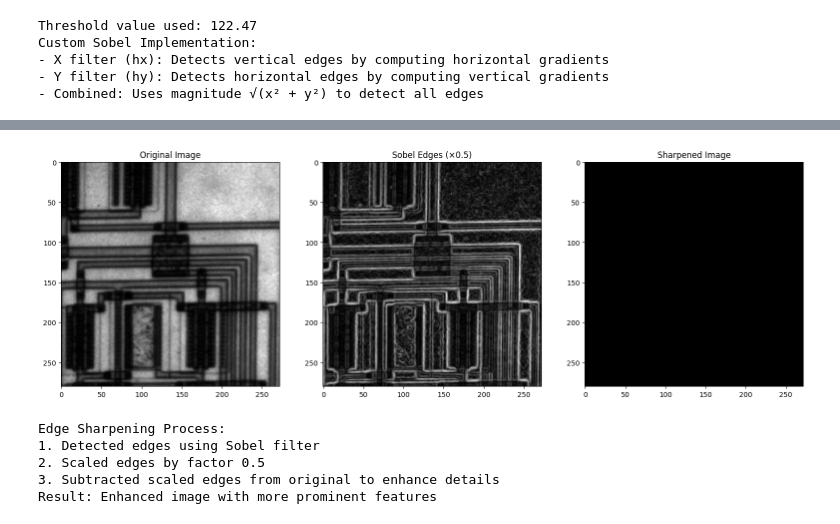
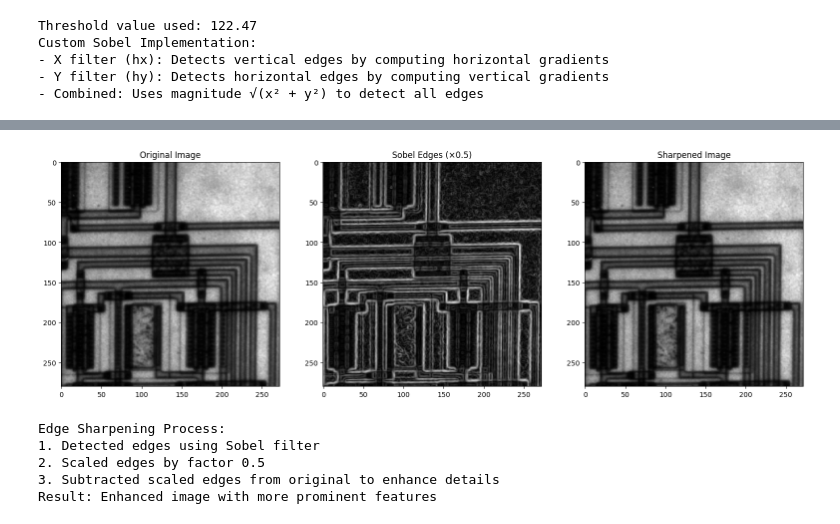
Before and after one commit to ahmedfathy0-0/ImageProccessingLearningJourney, a Jupyter notebook: ImageProccessingLearningJourney/Lab5/lab5-std/Lab_Edge_Detection_STD.ipynb, the cells around one changed output, grey strips where cells are left out. Cells and saved outputs as stored; diff of their text form; code cells hidden in the pictures.

```diff
--- a/ImageProccessingLearningJourney/Lab5/lab5-std/Lab_Edge_Detection_STD.ipynb
+++ b/ImageProccessingLearningJourney/Lab5/lab5-std/Lab_Edge_Detection_STD.ipynb
@@ -194,36 +206,37 @@ Laplacian of Gaussian (LOG) Implementation:
 Optional: Edge Sharpening
 1-Make edge detection
 2-Multiply by factor < 1
 3-Subtract (Original Image) - (Edge Detection Image)
 '''
 
 # Perform edge detection using Sobel
 edges = sobel(img)
 
 # Multiply edges by a factor < 1 (e.g., 0.5)
 edge_factor = 0.5
 edges_scaled = edges * edge_factor
 
 # Normalize to match image range
 edges_scaled = edges_scaled / edges_scaled.max()
 
 # Subtract edges from original to sharpen
 sharpened = img - edges_scaled
 
-# Clip values to valid range [0, 1]
-sharpened = np.clip(sharpened, 0, 1)
+# Clip values to valid range [0, 255]
+sharpened = np.clip(sharpened, 0, 255)
+
 
 # Display results
 show_images([img, edges, sharpened],
             ['Original Image', f'Sobel Edges (×{edge_factor})', 'Sharpened Image'])
 
 print("Edge Sharpening Process:")
 print(f"1. Detected edges using Sobel filter")
 print(f"2. Scaled edges by factor {edge_factor}")
 print(f"3. Subtracted scaled edges from original to enhance details")
 print("Result: Enhanced image with more prominent features")
 # %% [output]
-[figure, old version]
+[figure, new version]
 Edge Sharpening Process:
 1. Detected edges using Sobel filter
 2. Scaled edges by factor 0.5
```
Also changed, not shown: parts of 2 cells of this notebook, 20 other files.
